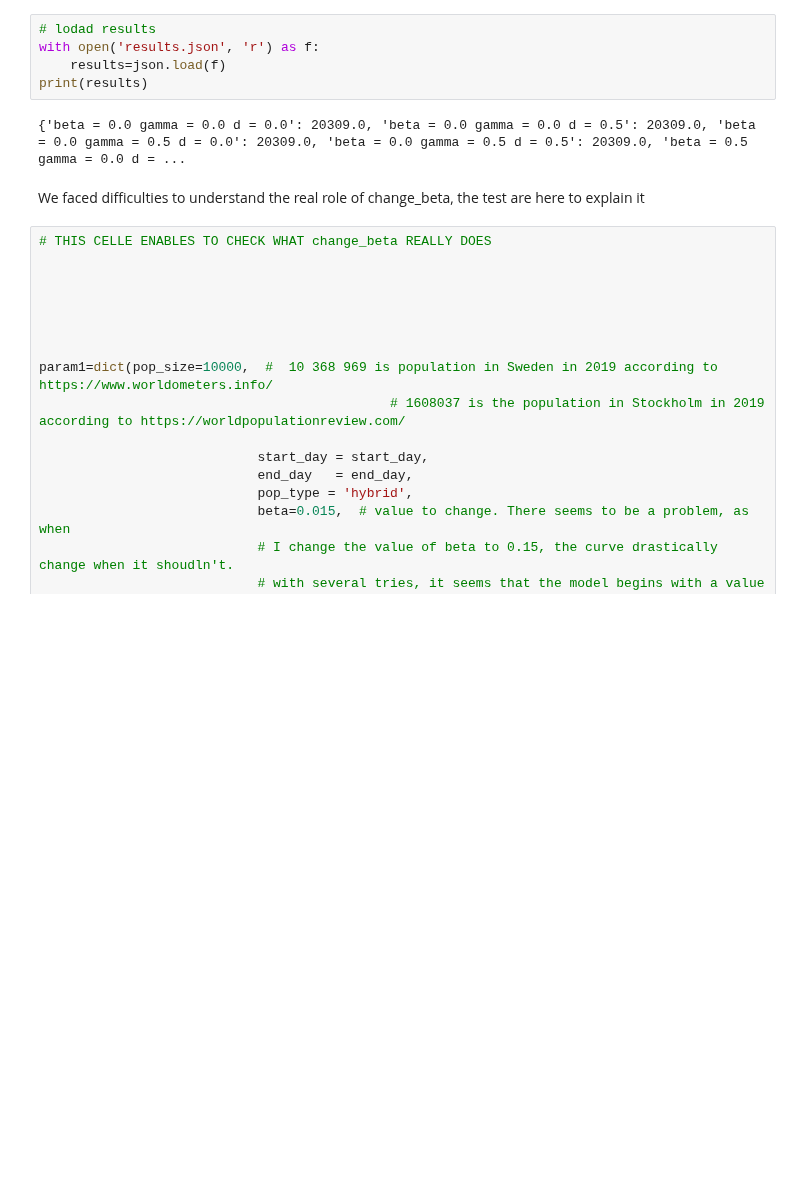
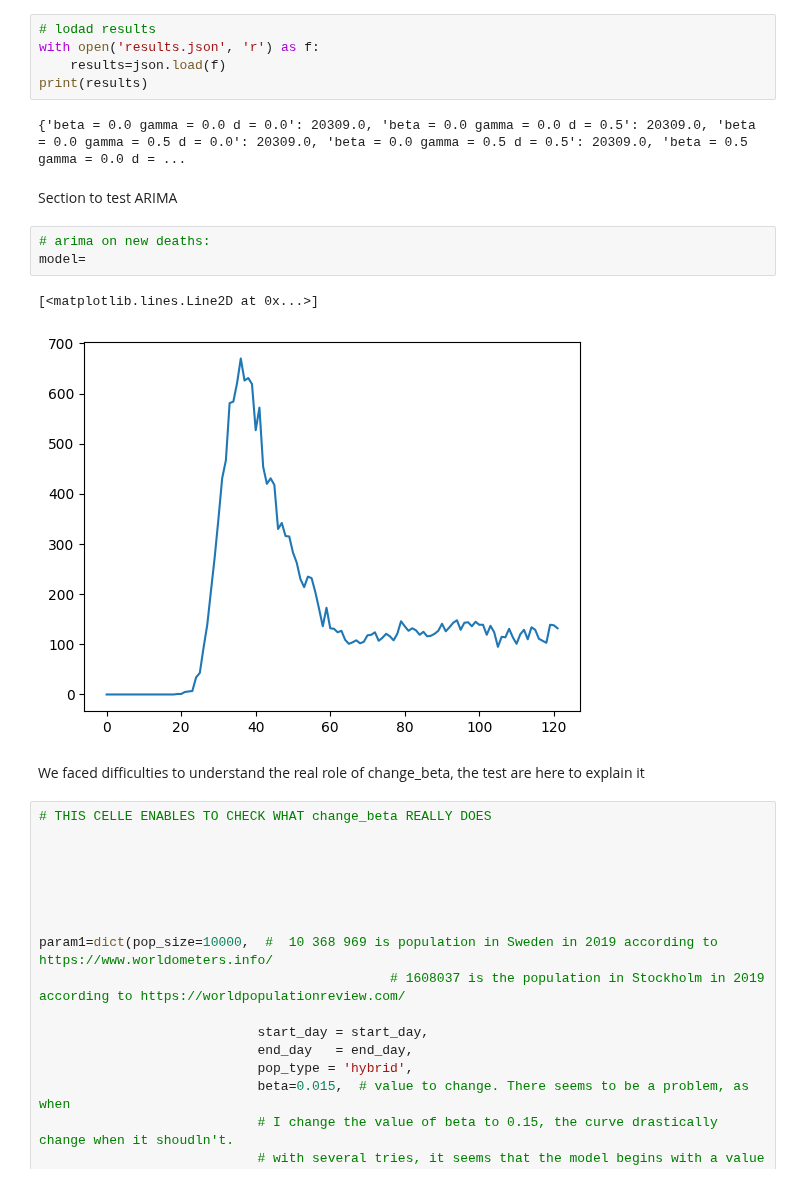
Before and after one commit to gregoirebechade/covid_internship, a Jupyter notebook: exploring.ipynb, the cells around one changed output. Drawn from its saved outputs; the diff is of its cells as text; blank space fills up the shorter version.

```diff
--- a/exploring.ipynb
+++ b/exploring.ipynb
@@ -311,6 +313,14 @@ with open('results.json', 'r') as f:
 print(results)
 # %% [output]
 {'beta = 0.0 gamma = 0.0 d = 0.0': 20309.0, 'beta = 0.0 gamma = 0.0 d = 0.5': 20309.0, 'beta = 0.0 gamma = 0.5 d = 0.0': 20309.0, 'beta = 0.0 gamma = 0.5 d = 0.5': 20309.0, 'beta = 0.5 gamma = 0.0 d = ...
+# %% [markdown]
+Section to test ARIMA
+# %%
+# arima on new deaths:
+model=
+# %% [output]
+[<matplotlib.lines.Line2D at 0x...>]
+[figure, added]
 # %% [markdown]
 We faced difficulties to understand the real role of change_beta, the test are here to explain it
 # %%
```
Also changed, not shown: parts of 1 cell of this notebook, 1 other file.
